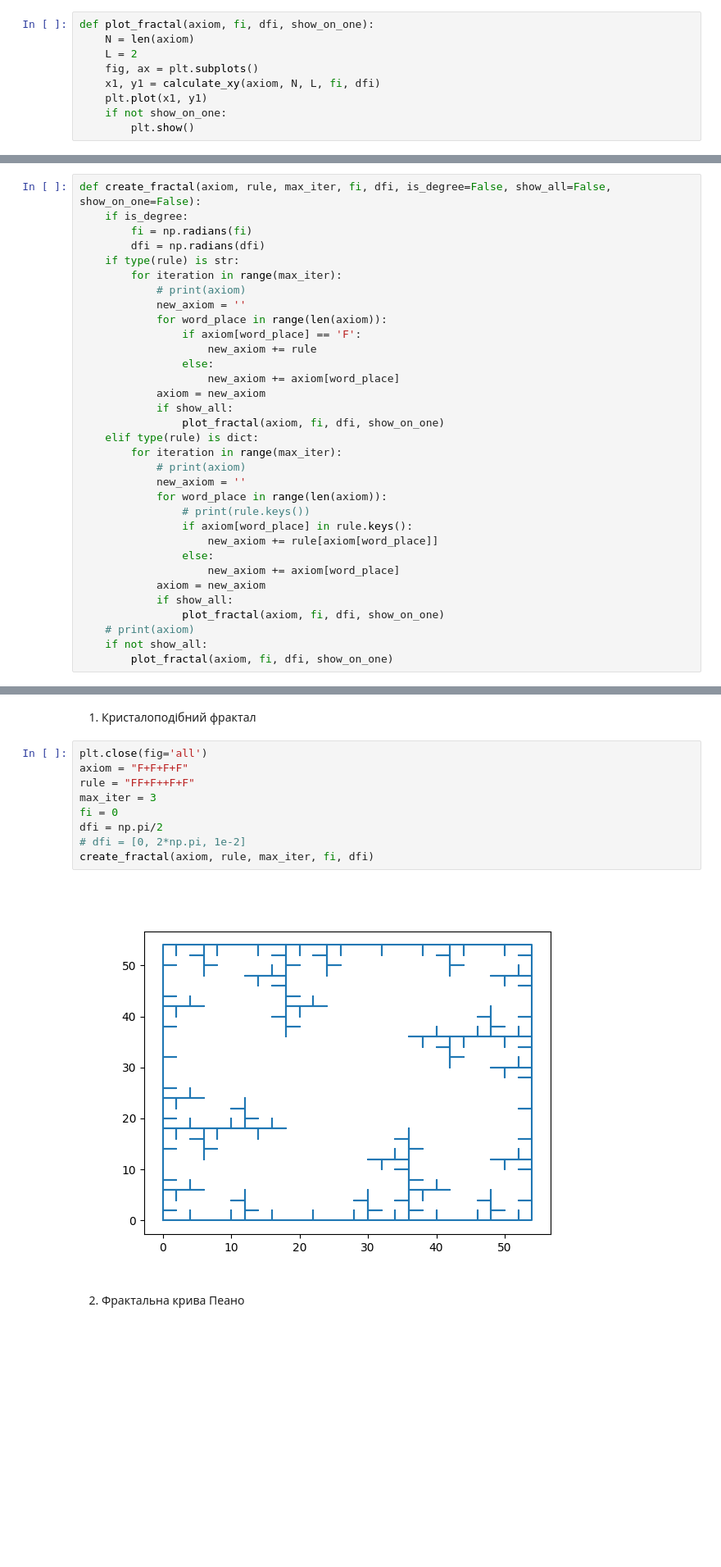
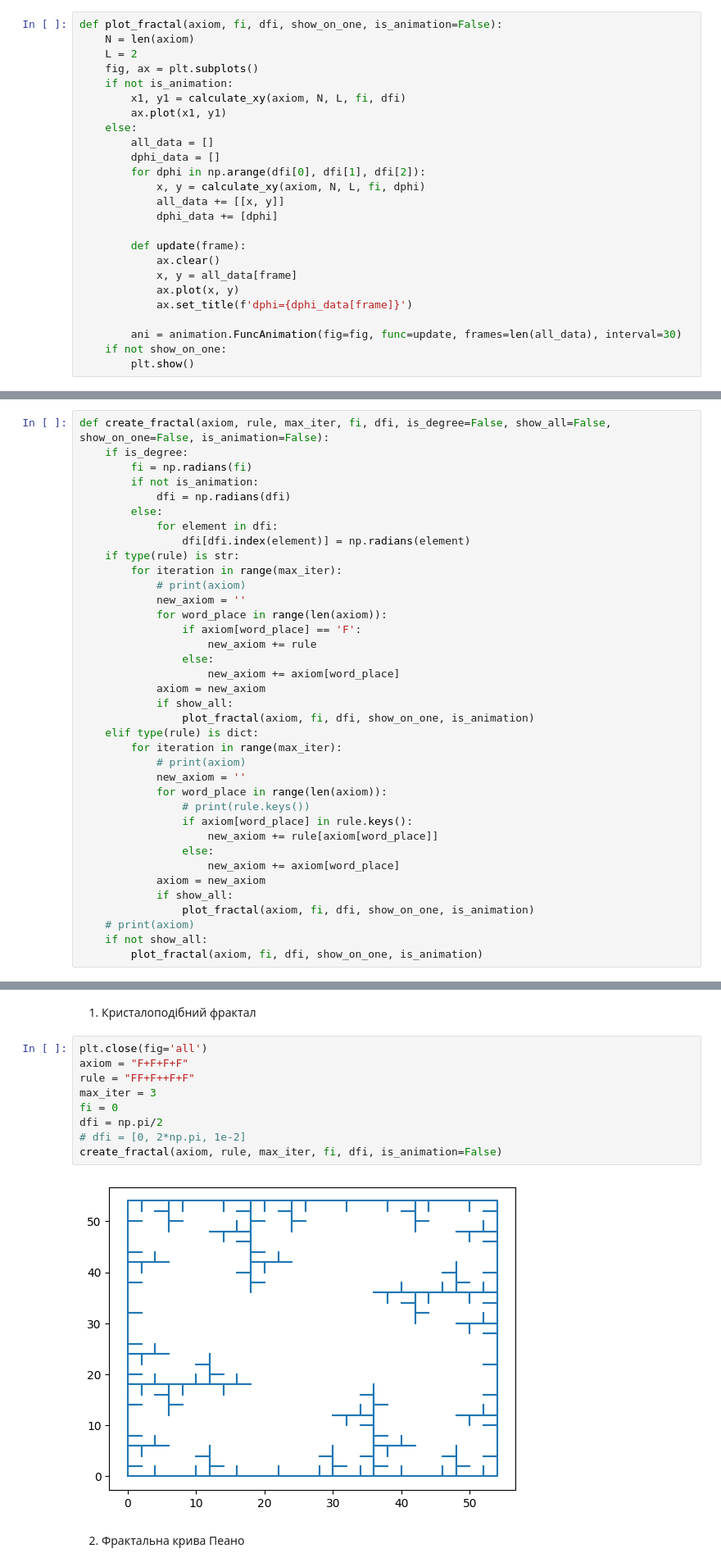
Before and after one commit to KlymentievMaksym/CompGraph, a Jupyter notebook: Lab3.ipynb, the cells around one changed output, grey strips where cells are left out. Shown at 82% size. Cells and saved outputs as stored; diff of their text form; blank space fills up the shorter version.

Commit message:
Move animation to lab3.py

```diff
--- a/Lab3.ipynb
+++ b/Lab3.ipynb
@@ -77,12 +77,28 @@ def calculate_xy(axiom, N, L, fi, dfi):
             fi -= dfi
     return x, y
 # %%
-def plot_fractal(axiom, fi, dfi, show_on_one):
+def plot_fractal(axiom, fi, dfi, show_on_one, is_animation=False):
     N = len(axiom)
     L = 2
     fig, ax = plt.subplots()
-    x1, y1 = calculate_xy(axiom, N, L, fi, dfi)
-    plt.plot(x1, y1)
+    if not is_animation:
+        x1, y1 = calculate_xy(axiom, N, L, fi, dfi)
+        ax.plot(x1, y1)
+    else:
+        all_data = []
+        dphi_data = []
+        for dphi in np.arange(dfi[0], dfi[1], dfi[2]):
+            x, y = calculate_xy(axiom, N, L, fi, dphi)
+            all_data += [[x, y]]
+            dphi_data += [dphi]
+
+        def update(frame):
+            ax.clear()
+            x, y = all_data[frame]
+            ax.plot(x, y)
+            ax.set_title(f'dphi={dphi_data[frame]}')
+
+        ani = animation.FuncAnimation(fig=fig, func=update, frames=len(all_data), interval=30)
     if not show_on_one:
         plt.show()
 # %% [markdown]
@@ -133,10 +149,14 @@ def plot_fractal(axiom, fi, dfi, show_on_one, need_output=False):
         # print('I will return x and y')
         return x, y
 # %%
-def create_fractal(axiom, rule, max_iter, fi, dfi, is_degree=False, show_all=False, show_on_one=False):
+def create_fractal(axiom, rule, max_iter, fi, dfi, is_degree=False, show_all=False, show_on_one=False, is_animation=False):
     if is_degree:
         fi = np.radians(fi)
-        dfi = np.radians(dfi)
+        if not is_animation:
+            dfi = np.radians(dfi)
+        else:
+            for element in dfi:
+                dfi[dfi.index(element)] = np.radians(element)
     if type(rule) is str:
         for iteration in range(max_iter):
             # print(axiom)
@@ -148,7 +168,7 @@ def create_fractal(axiom, rule, max_iter, fi, dfi, is_degree=False, show_all=Fal
                     new_axiom += axiom[word_place]
             axiom = new_axiom
             if show_all:
-                plot_fractal(axiom, fi, dfi, show_on_one)
+                plot_fractal(axiom, fi, dfi, show_on_one, is_animation)
     elif type(rule) is dict:
         for iteration in range(max_iter):
             # print(axiom)
@@ -161,10 +181,10 @@ def create_fractal(axiom, rule, max_iter, fi, dfi, is_degree=False, show_all=Fal
                     new_axiom += axiom[word_place]
             axiom = new_axiom
             if show_all:
-                plot_fractal(axiom, fi, dfi, show_on_one)
+                plot_fractal(axiom, fi, dfi, show_on_one, is_animation)
     # print(axiom)
     if not show_all:
-        plot_fractal(axiom, fi, dfi, show_on_one)
+        plot_fractal(axiom, fi, dfi, show_on_one, is_animation)
 # %% [markdown]
 1. Ознайомитись з теоретичними відомостями лабораторної роботи щодо L-
 систем та методів їх побудови.
@@ -189,14 +209,14 @@ def create_fractal(axiom, rule, max_iter, fi, dfi, is_degree=False, show_all=Fal
 # %%
 plt.close(fig='all')
 axiom = "F+F+F+F"
 rule = "FF+F++F+F"
 max_iter = 3
 fi = 0
 dfi = np.pi/2
 # dfi = [0, 2*np.pi, 1e-2]
-create_fractal(axiom, rule, max_iter, fi, dfi)
+create_fractal(axiom, rule, max_iter, fi, dfi, is_animation=False)
 # %% [output]
-[figure, old version]
+[figure, new version]
 # %% [markdown]
 2. Фрактальна крива Пеано
 # %%
```
Also changed, not shown: parts of 8 cells of this notebook.
